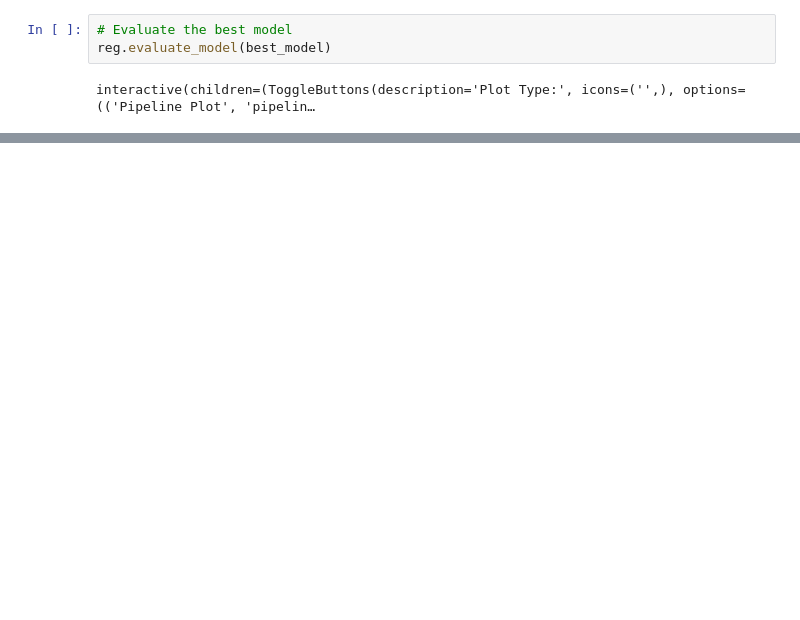
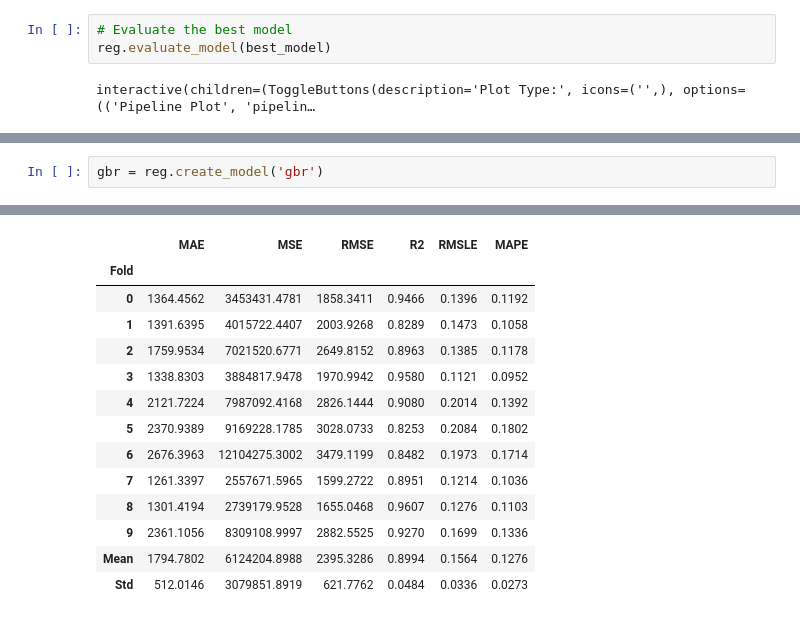
Before and after one commit to ykalathiya-2/pycaret_assignment, a Jupyter notebook: regression/regression.ipynb, the cells around one changed output, grey strips where cells are left out. Cells and saved outputs as stored; diff of their text form; blank space fills up the shorter version.

```diff
--- a/regression/regression.ipynb
+++ b/regression/regression.ipynb
@@ -120,0 +122,3 @@ predictions.head()
+# %%
+gbr = reg.create_model('gbr')
+# %% [output]
@@ -120,0 +126,14 @@ predictions.head()
+|  | MAE | MSE | RMSE | R2 | RMSLE | MAPE |
+| Fold |  |  |  |  |  |  |
+| 0 | 1364.4562 | 3453431.4781 | 1858.3411 | 0.9466 | 0.1396 | 0.1192 |
+| 1 | 1391.6395 | 4015722.4407 | 2003.9268 | 0.8289 | 0.1473 | 0.1058 |
+| 2 | 1759.9534 | 7021520.6771 | 2649.8152 | 0.8963 | 0.1385 | 0.1178 |
+| 3 | 1338.8303 | 3884817.9478 | 1970.9942 | 0.9580 | 0.1121 | 0.0952 |
+| 4 | 2121.7224 | 7987092.4168 | 2826.1444 | 0.9080 | 0.2014 | 0.1392 |
+| 5 | 2370.9389 | 9169228.1785 | 3028.0733 | 0.8253 | 0.2084 | 0.1802 |
+| 6 | 2676.3963 | 12104275.3002 | 3479.1199 | 0.8482 | 0.1973 | 0.1714 |
+| 7 | 1261.3397 | 2557671.5965 | 1599.2722 | 0.8951 | 0.1214 | 0.1036 |
+| 8 | 1301.4194 | 2739179.9528 | 1655.0468 | 0.9607 | 0.1276 | 0.1103 |
+| 9 | 2361.1056 | 8309108.9997 | 2882.5525 | 0.9270 | 0.1699 | 0.1336 |
+| Mean | 1794.7802 | 6124204.8988 | 2395.3286 | 0.8994 | 0.1564 | 0.1276 |
+| Std | 512.0146 | 3079851.8919 | 621.7762 | 0.0484 | 0.0336 | 0.0273 |
```
Also changed, not shown: parts of 8 cells of this notebook, 5 other files.
